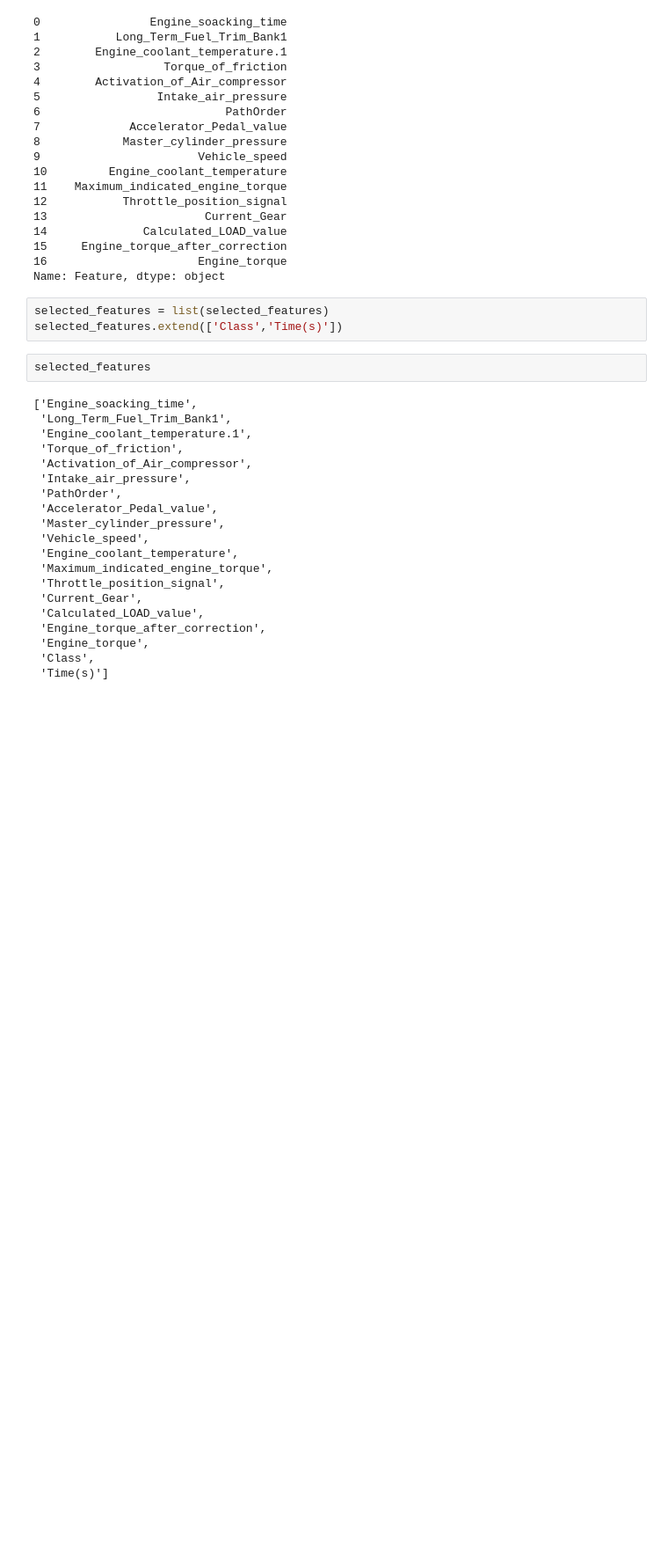
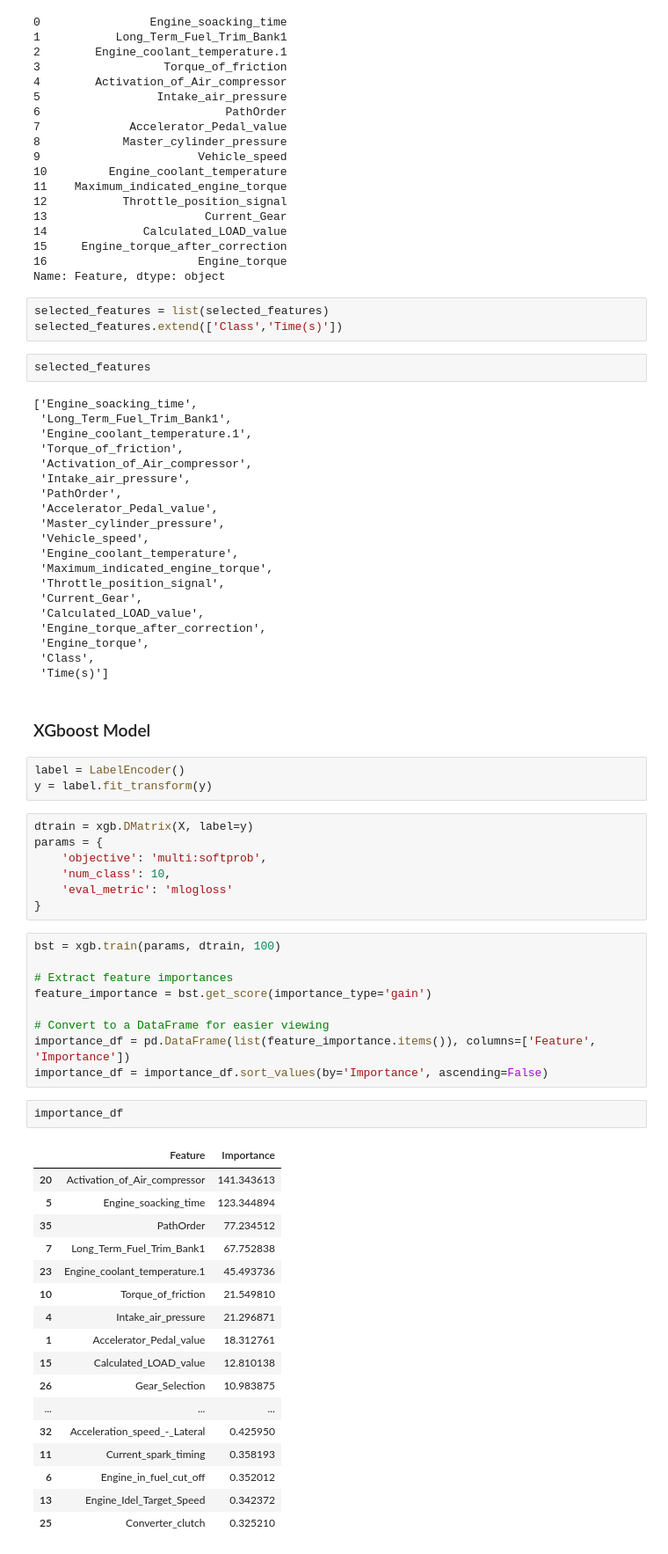
Before and after one commit to mai-daly-brightskies/Driving-Pattern-Profiling-, a Jupyter notebook: notebooks/Feature_Selection.ipynb, the cells around one changed output. Shown at 88% size. Drawn from its saved outputs; the diff is of its cells as text; blank space fills up the shorter version.

```diff
--- a/notebooks/Feature_Selection.ipynb
+++ b/notebooks/Feature_Selection.ipynb
@@ -203,3 +205,44 @@ selected_features
  'Engine_torque',
  'Class',
  'Time(s)']
+# %% [markdown]
+### XGboost Model
+# %%
+label = LabelEncoder()
+y = label.fit_transform(y)
+# %%
+dtrain = xgb.DMatrix(X, label=y)
+params = {
+    'objective': 'multi:softprob',
+    'num_class': 10,
+    'eval_metric': 'mlogloss'
+}
+# %%
+bst = xgb.train(params, dtrain, 100)
+
+# Extract feature importances
+feature_importance = bst.get_score(importance_type='gain')
+
+# Convert to a DataFrame for easier viewing
+importance_df = pd.DataFrame(list(feature_importance.items()), columns=['Feature', 'Importance'])
+importance_df = importance_df.sort_values(by='Importance', ascending=False)
+# %%
+importance_df
+# %% [output]
+|  | Feature | Importance |
+| 20 | Activation_of_Air_compressor | 141.343613 |
+| 5 | Engine_soacking_time | 123.344894 |
+| 35 | PathOrder | 77.234512 |
+| 7 | Long_Term_Fuel_Trim_Bank1 | 67.752838 |
+| 23 | Engine_coolant_temperature.1 | 45.493736 |
+| 10 | Torque_of_friction | 21.549810 |
+| 4 | Intake_air_pressure | 21.296871 |
+| 1 | Accelerator_Pedal_value | 18.312761 |
+| 15 | Calculated_LOAD_value | 12.810138 |
+| 26 | Gear_Selection | 10.983875 |
+| ... | ... | ... |
+| 32 | Acceleration_speed_-_Lateral | 0.425950 |
+| 11 | Current_spark_timing | 0.358193 |
+| 6 | Engine_in_fuel_cut_off | 0.352012 |
+| 13 | Engine_Idel_Target_Speed | 0.342372 |
+| 25 | Converter_clutch | 0.325210 |
```
Also changed, not shown: parts of 4 cells of this notebook, 3 other files.
